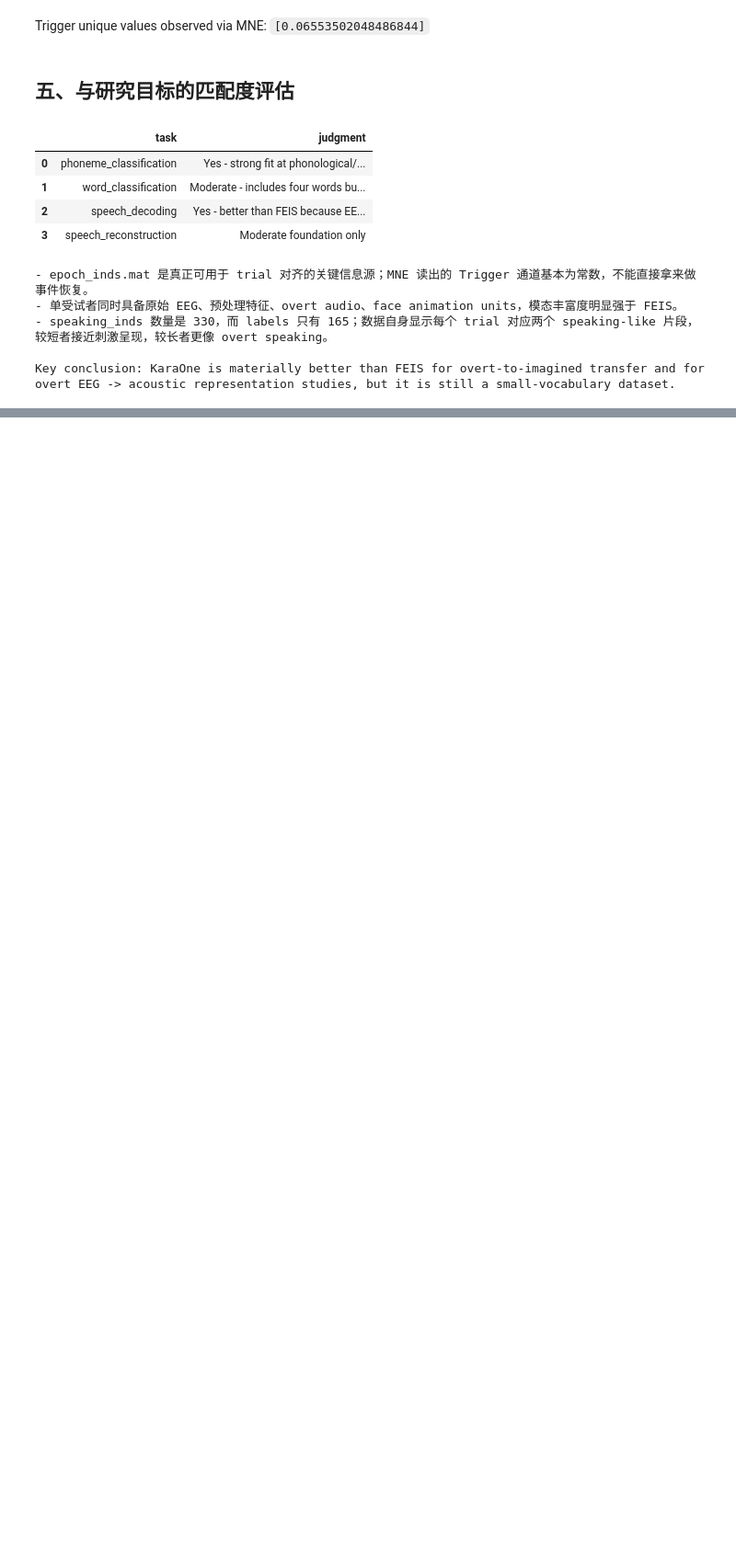
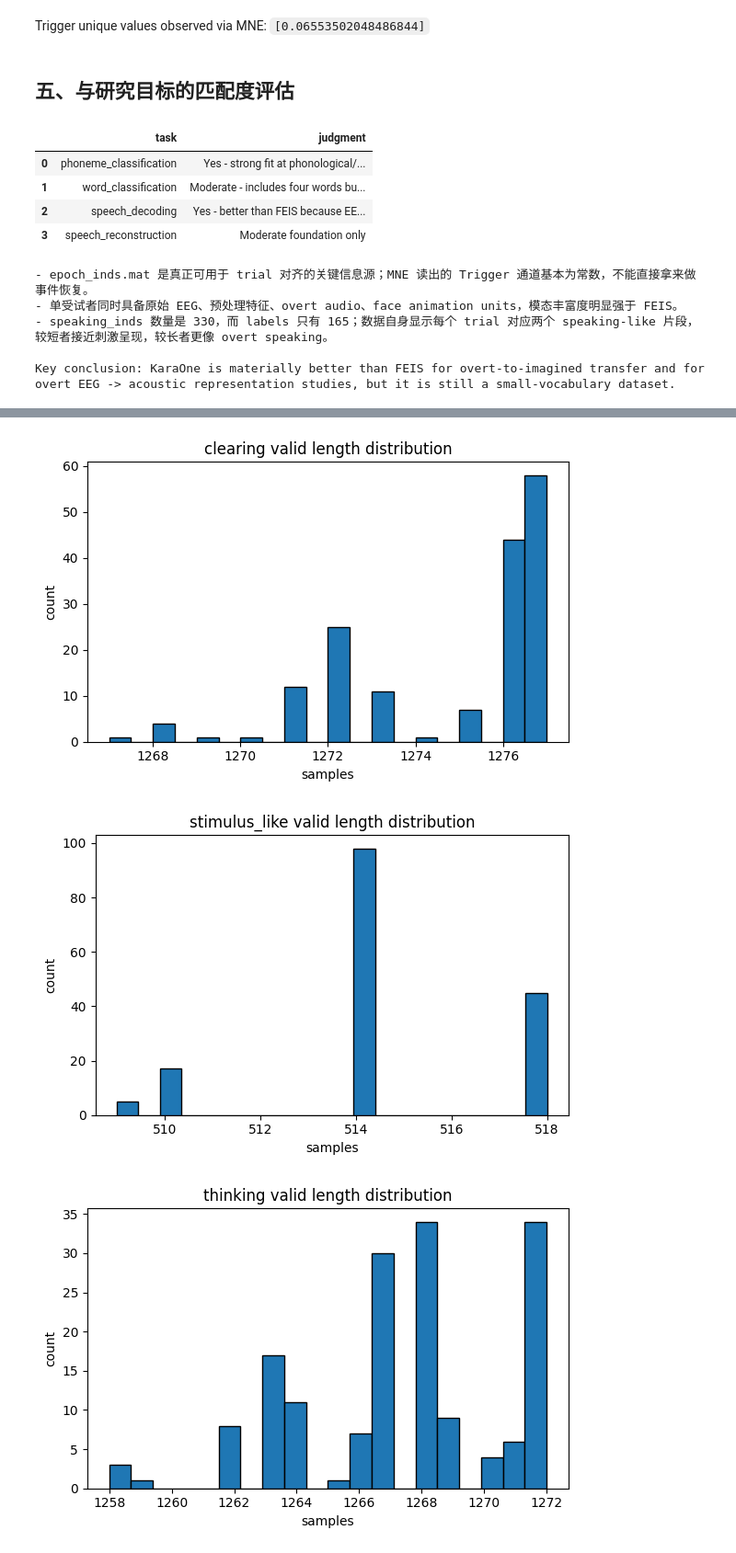
Before and after one commit to samxiexs/eeg-voice, a Jupyter notebook: reports/dataset_feasibility/dataset2_analysis.ipynb, the cells around one changed output, grey strips where cells are left out. Shown at 92% size. Saved outputs shown, nothing was run; the diff lists cells and outputs as text; code cells hidden in the pictures; blank space fills up the shorter version.

```diff
--- a/reports/dataset_feasibility/dataset2_analysis.ipynb
+++ b/reports/dataset_feasibility/dataset2_analysis.ipynb
@@ -131,0 +301,16 @@ Key conclusion: KaraOne is materially better than FEIS for overt-to-imagined tra
+# %%
+# Cell 8: 每个 stage 的 valid length 分布
+for stage in stage_names:
+    valid_lengths = data[f"stage__{stage}__valid_lengths"]
+
+    plt.figure(figsize=(6, 4))
+    plt.hist(valid_lengths, bins=20, edgecolor="black")
+    plt.title(f"{stage} valid length distribution")
+    plt.xlabel("samples")
+    plt.ylabel("count")
+    plt.tight_layout()
+    plt.show()
+# %% [output]
+[figure, added]
+[figure, added]
+[figure, added]
```
Also changed, not shown: parts of 12 cells of this notebook, 2 other files.
